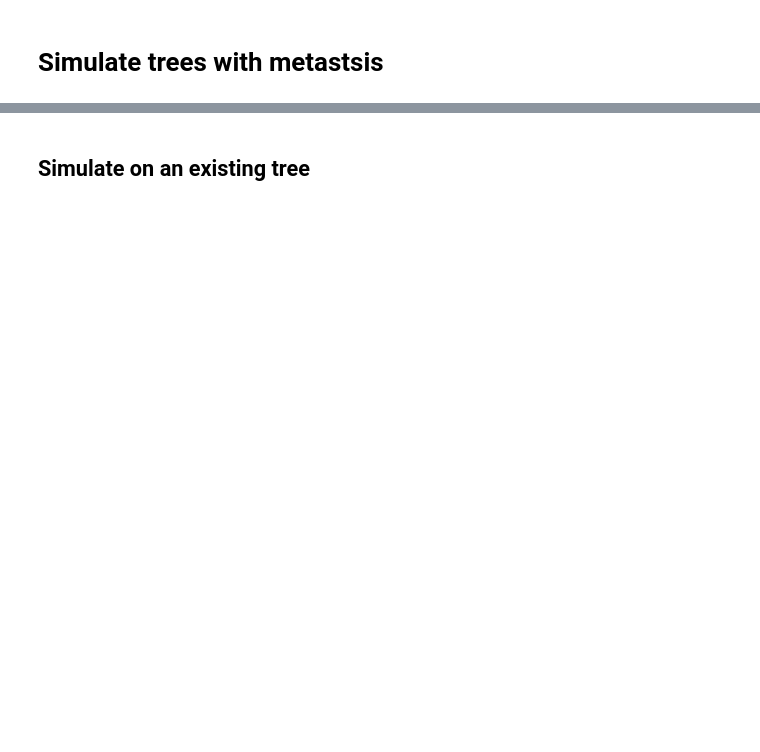
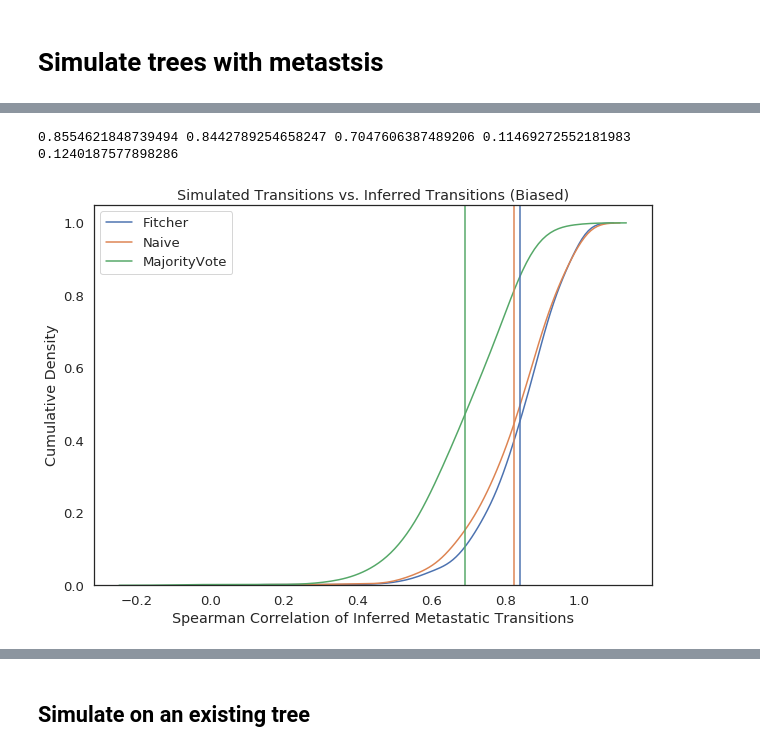
Before and after one commit to mattjones315/MetastasisTracing, a Jupyter notebook: Metastasis_Simulator.ipynb, the cells around one changed output, grey strips where cells are left out. Drawn from its saved outputs; the diff is of its cells as text; code cells hidden in the pictures; blank space fills up the shorter version.

```diff
--- a/Metastasis_Simulator.ipynb
+++ b/Metastasis_Simulator.ipynb
@@ -218,0 +276,6 @@ plt.show()
+# %%
+fres1 = pd.read_csv("fitcher_benchmark.concentrated.txt", sep='\t', index_col = 0) # actually 'uniform' transitions
+fres2 = pd.read_csv("fitcher_benchmark.uniform.txt", sep='\t', index_col = 0) # actually biased transitions
+
+fitcher = fres1['FITCHER_KL'].values
+naive = fres1['NAIVE_KL'].values
@@ -219,3 +291,29 @@ plt.show()
+# %%
+
+klf = [c for c in fres2['FITCHER_SCORR'].values if not np.isnan(c)]
+kln = [c for c in fres2['NAIVE_SCORR'].values if not np.isnan(c)]
+klmv = [c for c in fres2['MAJORITYVOTE_SCORR'].values if not np.isnan(c)]
+
+
+print(np.median(klf), np.median(kln), np.median(klmv), np.std(klf), np.std(kln))
+
+h = plt.figure(figsize=(10, 7))
+sns.distplot(klf, hist=False, kde_kws={'cumulative': True}, label='Fitcher')
+sns.distplot(kln, hist=False, kde_kws={'cumulative': True}, label='Naive')
+sns.distplot(klmv, hist=False, kde_kws={'cumulative': True}, label='MajorityVote')
+plt.axvline(np.mean(klf), color = 'C0')
+plt.axvline(np.mean(kln), color = 'C1')
+plt.axvline(np.mean(klmv), color = 'C2')
+plt.xlabel("Spearman Correlation of Inferred Metastatic Transitions")
+plt.ylabel("Cumulative Density")
+plt.xticks([-0.2, 0, 0.2, 0.4, 0.6, 0.8, 1.0])
+plt.legend()
+plt.title('Simulated Transitions vs. Inferred Transitions (Biased)')
+# plt.savefig('tmat_inference.biased.eps')
+plt.show()
+# %% [output]
+0.8554621848739494 0.8442789254658247 0.7047606387489206 0.11469272552181983 0.1240187577898286
+[figure, added]
 # %%
 columner1 = ['mu', 'alpha', 'N', 'n_mets', 'NN_met', 'DynMet']
 columner2 = [sample_list[i] for i in range(len(sample_list))]
```
Also changed, not shown: parts of 29 cells of this notebook, 17 other files.
